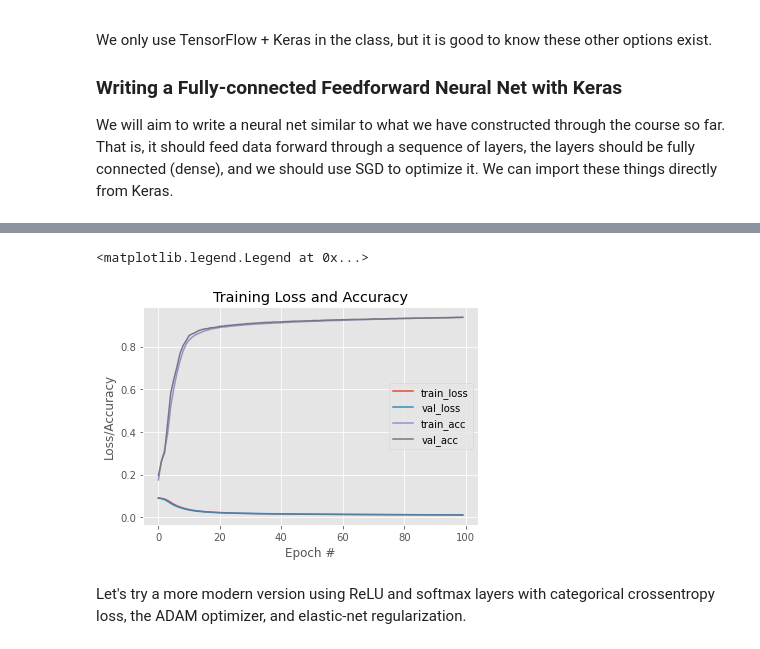
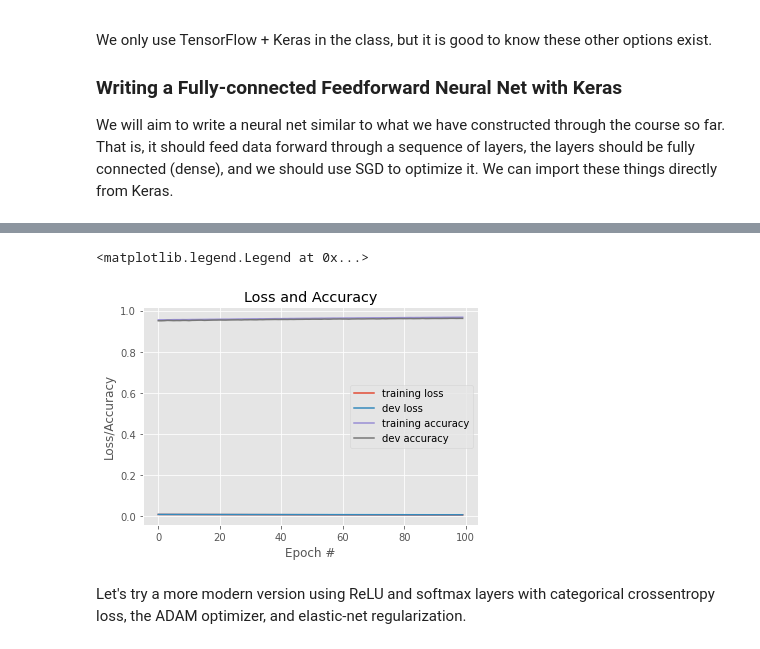
Before and after one commit to rtwhite1546/Fall-2021-Neural-Networks, a Jupyter notebook: Week-6-Vanishing-Gradients-Keras/Week6.ipynb, the cells around one changed output, grey strips where cells are left out. Saved outputs shown, nothing was run; the diff lists cells and outputs as text; code cells hidden in the pictures.

```diff
--- a/Week-6-Vanishing-Gradients-Keras/Week6.ipynb
+++ b/Week-6-Vanishing-Gradients-Keras/Week6.ipynb
@@ -62,0 +96,15 @@ Let's construct the net to classify MNIST (our beloved benchmarking dataset).
+# %%
+# read in full MNIST
+((trainX, trainY), (testX, testY)) = mnist.load_data()
+
+# reshape into vectors
+trainX = trainX.reshape((trainX.shape[0], 28 * 28 * 1))
+testX = testX.reshape((testX.shape[0], 28 * 28 * 1))
+
+# scale the data to [0,1]
+trainX = trainX/255.0
+testX = testX/255.0
+
+# convert the labels to one-hot form
+trainY = to_categorical(trainY)
+testY = to_categorical(testY)
@@ -63,56 +113,31 @@ Let's construct the net to classify MNIST (our beloved benchmarking dataset).
 # %%
-# Create a feedforward neural net
-model = Sequential()
-
-# Create the layers
-model.add(Dense(256, activation = "sigmoid", input_shape=(784,))) # hidden layer 1
-model.add(Dense(128, activation = "sigmoid")) # hidden layer 2
-model.add(Dense(10, activation = "sigmoid")) # output layer
-
-model.compile(loss = "mean_squared_error", optimizer = SGD(0.5), metrics = ["accuracy"])
-
-model.build()
-model.summary()
-
-plot_model(model, to_file='model_plot.png', show_shapes=True, show_layer_names=True)
-
-### CLASSIFY MNIST PICTURES
-
-# create a dataset of 1000 MNIST images, reshaped as single vectors, and labels
-
-((trainX, trainY), (testX, testY)) = mnist.load_data()
-
-trainX = trainX.reshape((trainX.shape[0], 28 * 28 * 1))
-testX = testX.reshape((testX.shape[0], 28 * 28 * 1))
-
-trainX = trainX/255.0
-testX = testX/255.0
-
-lb = LabelBinarizer()
-trainY = lb.fit_transform(trainY)
-testY = lb.transform(testY)
-
 # fit the model to the training data
 maxEpoch = 100
-H = model.fit(trainX, trainY, validation_data=(testX, testY), epochs = maxEpoch, batch_size = 128)
+H = model.fit(trainX, trainY, validation_data = (testX, testY), epochs = maxEpoch, batch_size = 128)
 
-print("Validation accuracy")
-testY = LabelBinarizer().fit_transform(testY)
-predictedY = model.predict(testX, batch_size = 128)
-predictedY = predictedY.argmax(axis=1)
-testY = testY.argmax(axis=1)
+print('Test accuracy')
 
-print(classification_report(testY, predictedY))
+# predict posterior probability distribution for labels of the test set
+predictedY = model.predict(testX)
 
-# plot the training loss and accuracy
-plt.style.use("ggplot")
+# convert posterior probabilities to labels
+predictedY = predictedY.argmax(axis = 1)
+realY = testY.argmax(axis = 1)
+
+# print classification report
+print(classification_report(realY, predictedY))
+
+# plot the loss and accuracy through training
+plt.style.use('ggplot')
 plt.figure()
-plt.plot(np.arange(0, maxEpoch), H.history["loss"], label="train_loss")
-plt.plot(np.arange(0, maxEpoch), H.history["val_loss"], label="val_loss")
-plt.plot(np.arange(0, maxEpoch), H.history["accuracy"], label="train_acc")
-plt.plot(np.arange(0, maxEpoch), H.history["val_accuracy"], label="val_acc")
-plt.title("Training Loss and Accuracy")
-plt.xlabel("Epoch #")
-plt.ylabel("Loss/Accuracy")
+
+plt.plot(np.arange(0, maxEpoch), H.history['loss'], label = 'training loss')
+plt.plot(np.arange(0, maxEpoch), H.history['val_loss'], label = 'dev loss')
+plt.plot(np.arange(0, maxEpoch), H.history['accuracy'], label = 'training accuracy')
+plt.plot(np.arange(0, maxEpoch), H.history['val_accuracy'], label = 'dev accuracy')
+
+plt.title('Loss and Accuracy')
+plt.xlabel('Epoch #')
+plt.ylabel('Loss/Accuracy')
 plt.legend()
 # %% [output]
@@ -136,4 +161,4 @@ weighted avg       0.94      0.94      0.94     10000
 <matplotlib.legend.Legend at 0x...>
-[figure, old version]
+[figure, new version]
 # %% [markdown]
 Let's try a more modern version using ReLU and softmax layers with categorical crossentropy loss, the ADAM optimizer, and elastic-net regularization.
```
Also changed, not shown: parts of 25 cells of this notebook.
